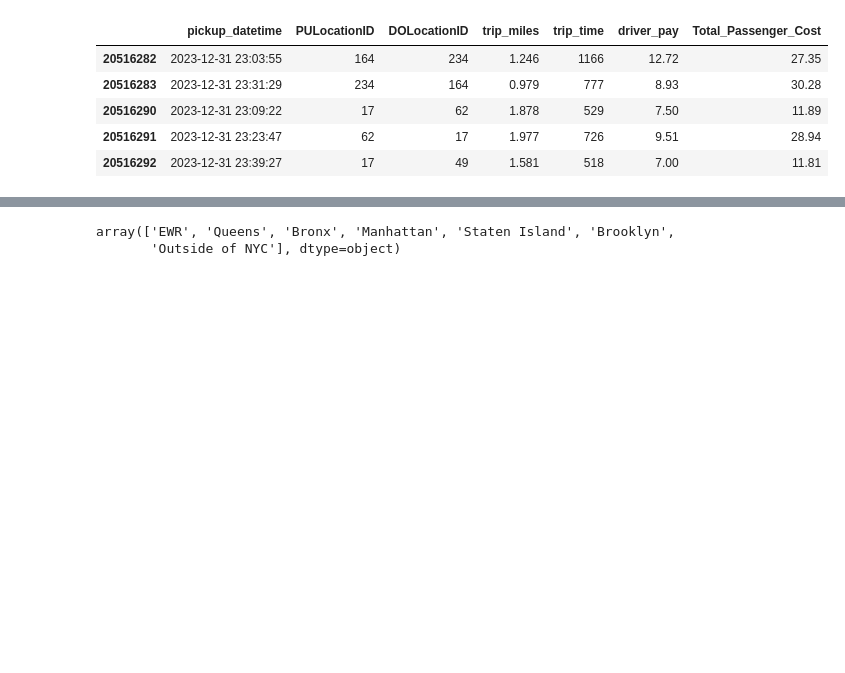
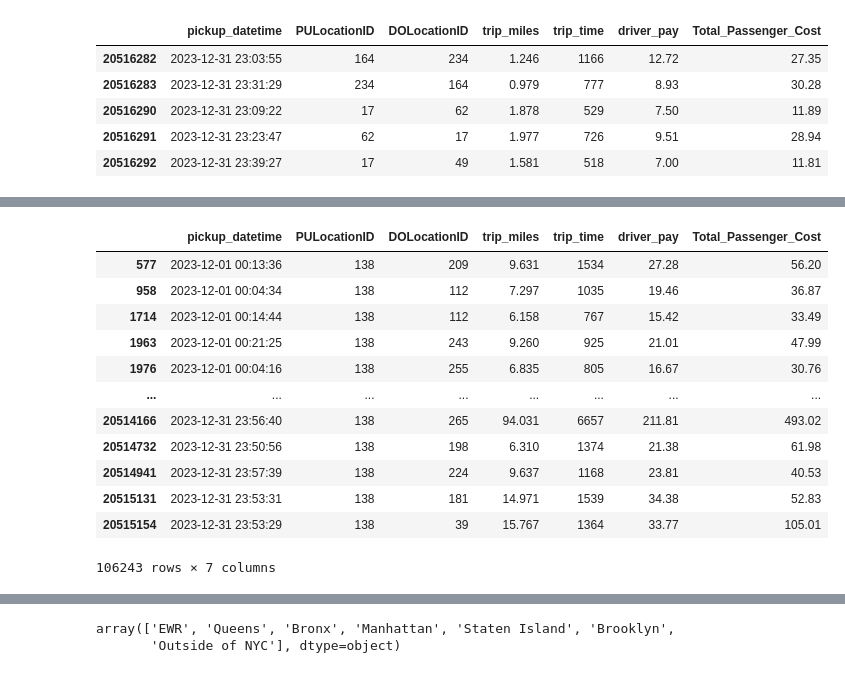
Before and after one commit to T-Haight/project1_group1_osubootcamp, a Jupyter notebook: Andrews_work_Clean_Data_.ipynb, the cells around one changed output, grey strips where cells are left out. Cells and saved outputs as stored; diff of their text form; code cells hidden in the pictures; blank space fills up the shorter version.

```diff
--- a/Andrews_work_Clean_Data_.ipynb
+++ b/Andrews_work_Clean_Data_.ipynb
@@ -9,8 +12,9 @@ from dotenv import load_dotenv
 # Import os package
 import os
 # %%
-df = pd.read_parquet('lyft_Dec_23.parquet')
-bins_df=pd.read_csv('taxi_zone_lookup.csv')
+# Read the lyft_Dec_23.parquet and taxi_zone_lookup.csv
+df = pd.read_parquet('Resources/lyft_Dec_23.parquet')
+bins_df=pd.read_csv('Resources/taxi_zone_lookup.csv')
 df.sort_index(inplace=True)
 display(df.head())
 df.tail()
@@ -104,0 +49,18 @@ bins_df = bins_df[bins_df.Borough != "Unknown"]
+# %%
+# Checking taxi entries going out from LGA
+out_LGA_df=df.loc[df['PULocationID'].isin([138])]
+out_LGA_df
+# %% [output]
+|  | pickup_datetime | PULocationID | DOLocationID | trip_miles | trip_time | driver_pay | Total_Passenger_Cost |
+| 577 | 2023-12-01 00:13:36 | 138 | 209 | 9.631 | 1534 | 27.28 | 56.20 |
+| 958 | 2023-12-01 00:04:34 | 138 | 112 | 7.297 | 1035 | 19.46 | 36.87 |
+| 1714 | 2023-12-01 00:14:44 | 138 | 112 | 6.158 | 767 | 15.42 | 33.49 |
+| 1963 | 2023-12-01 00:21:25 | 138 | 243 | 9.260 | 925 | 21.01 | 47.99 |
+| 1976 | 2023-12-01 00:04:16 | 138 | 255 | 6.835 | 805 | 16.67 | 30.76 |
+| ... | ... | ... | ... | ... | ... | ... | ... |
+| 20514166 | 2023-12-31 23:56:40 | 138 | 265 | 94.031 | 6657 | 211.81 | 493.02 |
+| 20514732 | 2023-12-31 23:50:56 | 138 | 198 | 6.310 | 1374 | 21.38 | 61.98 |
+| 20514941 | 2023-12-31 23:57:39 | 138 | 224 | 9.637 | 1168 | 23.81 | 40.53 |
+| 20515131 | 2023-12-31 23:53:31 | 138 | 181 | 14.971 | 1539 | 34.38 | 52.83 |
+| 20515154 | 2023-12-31 23:53:29 | 138 | 39 | 15.767 | 1364 | 33.77 | 105.01 |
+106243 rows × 7 columns
```
Also changed, not shown: parts of 21 cells of this notebook, 1 other file.
